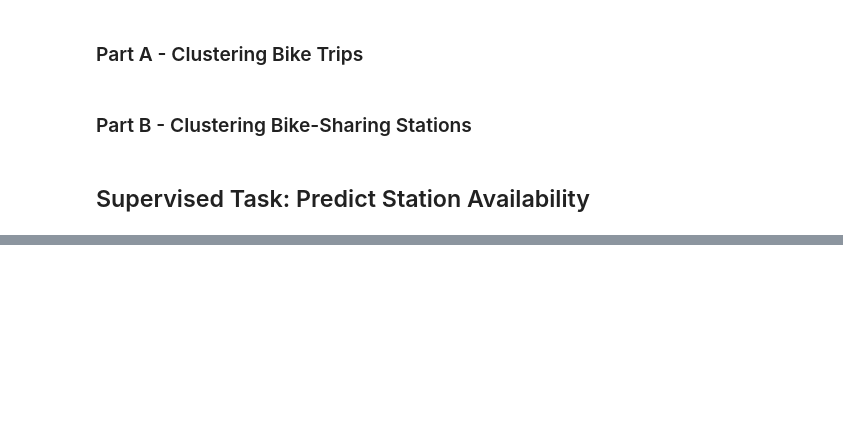
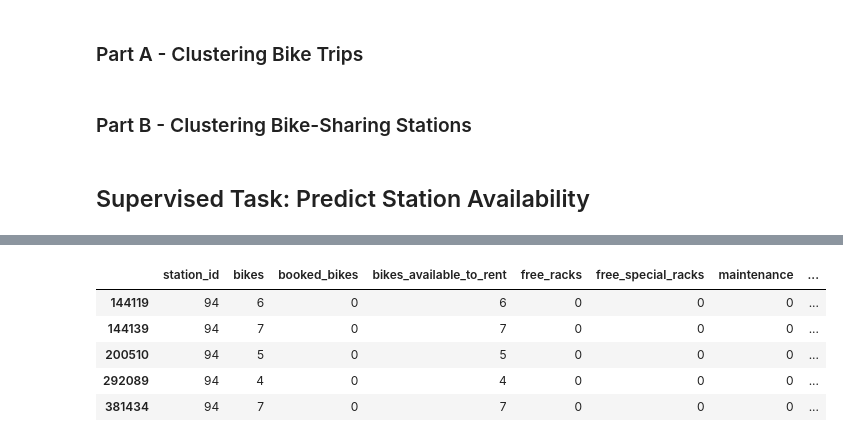
Before and after one commit to Memeel/ML_Challenge, a Jupyter notebook: notebook/challenge.ipynb, the cells around one changed output, grey strips where cells are left out. Saved outputs shown, nothing was run; the diff lists cells and outputs as text; code cells hidden in the pictures; blank space fills up the shorter version.

```diff
--- a/notebook/challenge.ipynb
+++ b/notebook/challenge.ipynb
@@ -1056,0 +1060,45 @@ memory usage: 273.5+ MB
+# %%
+df = test.copy()
+
+df = df.sort_values("local_time").reset_index(drop=True)
+df["end"] = df.groupby("station_id")["local_time"].transform("max")
+
+df["target_date"] = df["local_time"] + pd.Timedelta(hours=1)
+df["past_date"] = df["local_time"] - pd.Timedelta(hours=1)
+
+# Future state of the station (1 hour later)
+future_state = df[["station_id", "local_time", "bikes_available_to_rent"]].rename(
+                   columns={"local_time": "found_date", "bikes_available_to_rent": "y"})
+df = pd.merge_asof(df, future_state,
+                   left_on="target_date", right_on="found_date",
+                   by="station_id", direction="backward")
+
+# Next state after the future state to avoid long data gaps
+next_state = df[["station_id", "local_time"]].rename(
+                 columns={"local_time": "next_date"})
+df = pd.merge_asof(df, next_state,
+                   left_on="target_date", right_on="next_date",
+                   by="station_id", direction="forward")
+
+# Past state of the station (1 hour earlier)
+past_state = df[["station_id", "local_time", "bikes_available_to_rent"]].rename(
+                 columns={"local_time": "past_date", "bikes_available_to_rent": "past_bikes"})
+df = pd.merge_asof(df, past_state,
+                   left_on="past_date", right_on="past_date",
+                   by="station_id", direction="backward")
+
+df["delta_bikes"] = df["bikes_available_to_rent"] - df["past_bikes"]
+
+df = df[df["next_date"].notna() & (df["next_date"] - df["found_date"] <= pd.Timedelta("24h"))]
+df = df.dropna(subset=["y"])
+df = df.drop(columns=["target_date", "found_date", "past_date", "next_date", "datetime", "timezone"])
+
+data = df[df["local_time"] + pd.Timedelta(hours=1) <= df["end"]].copy()
+data.sort_values(by=["station_id", "local_time"]).head()
+# %% [output]
+|  | station_id | bikes | booked_bikes | bikes_available_to_rent | free_racks | free_special_racks | maintenance | ... |
+| 144119 | 94 | 6 | 0 | 6 | 0 | 0 | 0 | ... |
+| 144139 | 94 | 7 | 0 | 7 | 0 | 0 | 0 | ... |
+| 200510 | 94 | 5 | 0 | 5 | 0 | 0 | 0 | ... |
+| 292089 | 94 | 4 | 0 | 4 | 0 | 0 | 0 | ... |
+| 381434 | 94 | 7 | 0 | 7 | 0 | 0 | 0 | ... |
```
Also changed, not shown: parts of 19 cells of this notebook.
